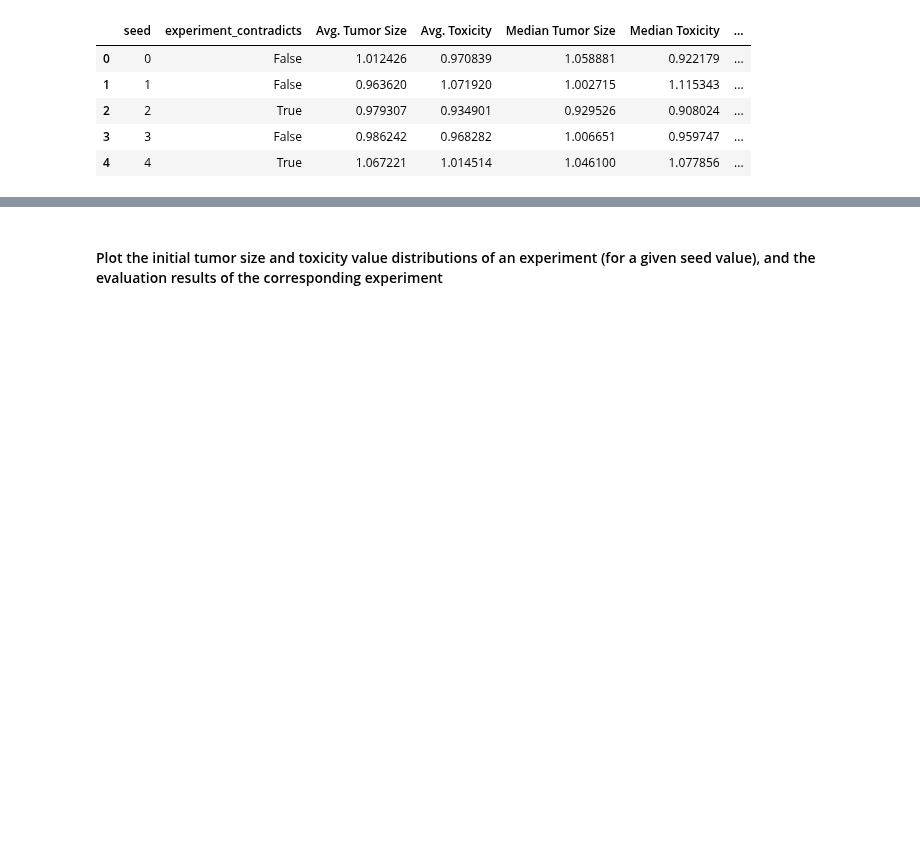
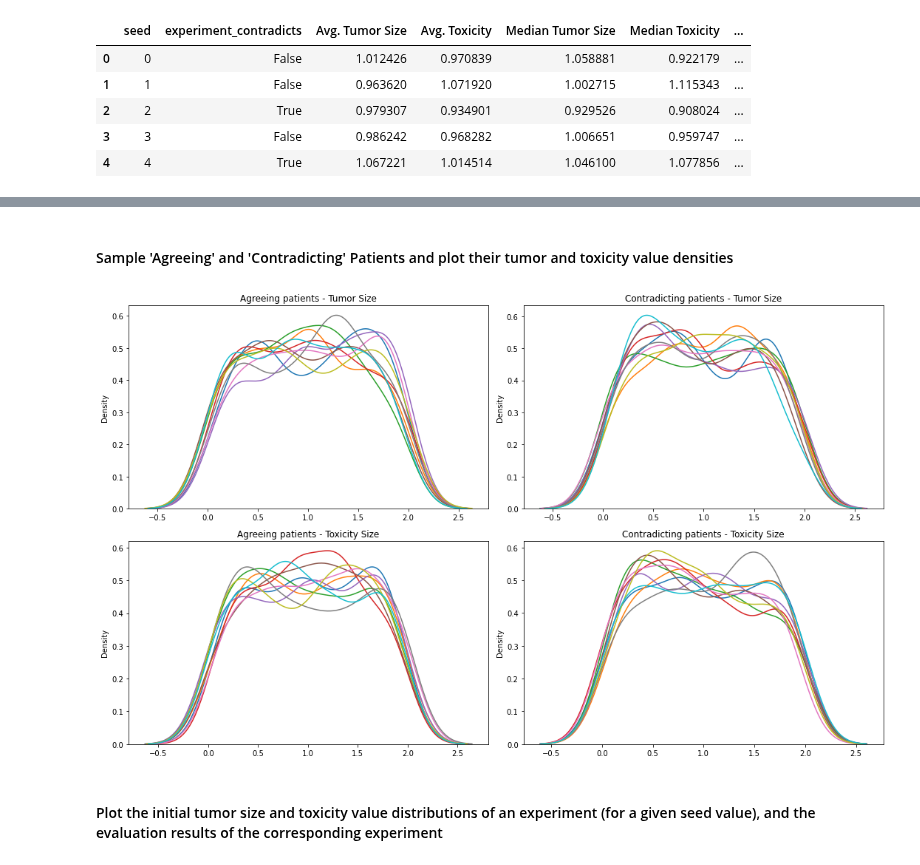
Before and after one commit to PandulaP/RL_Research, a Jupyter notebook: Pb_policy_iteration/cancer_treatment_env/initial_patient_set_analysis/init_patients_analysis.ipynb, the cells around one changed output, grey strips where cells are left out. Cells and saved outputs as stored; diff of their text form; code cells hidden in the pictures; blank space fills up the shorter version.

```diff
--- a/Pb_policy_iteration/cancer_treatment_env/initial_patient_set_analysis/init_patients_analysis.ipynb
+++ b/Pb_policy_iteration/cancer_treatment_env/initial_patient_set_analysis/init_patients_analysis.ipynb
@@ -332,3 +334,49 @@ plt.show()
+# %% [markdown]
+#### Sample 'Agreeing' and 'Contradicting' Patients and plot their tumor and toxicity value densities
+# %%
+# Get patient data separately for agreeing and contradicting experiments
+all_agreeing_patient_data = []
+all_contradicting_patient_data = []
+
+for i, seed_f in enumerate(contradict_seed_flags):
+    if seed_f:
+        all_contradicting_patient_data.append(init_patient_data[i])
+    else:
+        all_agreeing_patient_data.append(init_patient_data[i])
+
+all_agreeing_patient_data = np.array(all_agreeing_patient_data )
+all_contradicting_patient_data = np.array(all_contradicting_patient_data)
+# %%
+# Randomly select 10 patients
+agreeing_selection = np.random.randint(0,len(all_agreeing_patient_data),size=10)
+contradicting_selection = np.random.randint(0,len(all_contradicting_patient_data),size=10)
+
+agreeing_patients = all_agreeing_patient_data[agreeing_selection]
+contradicting_patients = all_contradicting_patient_data[contradicting_selection]
+# %%
+fig, ax = plt.subplots(nrows=2,ncols=2,figsize=(15,9))
+
+for patient in agreeing_patients:
+    sns.kdeplot(patient[:,0], ax=ax[0,0])
+
+for patient in contradicting_patients:
+    sns.kdeplot(patient[:,0], ax=ax[0,1])
+
+
+for patient in agreeing_patients:
+    sns.kdeplot(patient[:,1], ax=ax[1,0])
+
+for patient in contradicting_patients:
+    sns.kdeplot(patient[:,1], ax=ax[1,1])
+
+ax[0,0].set_title('Agreeing patients - Tumor Size')
+ax[0,1].set_title('Contradicting patients - Tumor Size')
+ax[1,0].set_title('Agreeing patients - Toxicity Size')
+ax[1,1].set_title('Contradicting patients - Toxicity Size')
+
+plt.tight_layout()
+# %% [output]
+[figure, added]
 # %% [markdown]
 #### Plot the initial tumor size and toxicity value distributions of an experiment (for a given seed value), and the evaluation results of the corresponding experiment
 # %%
```
Also changed, not shown: parts of 10 cells of this notebook, 3 other files.
